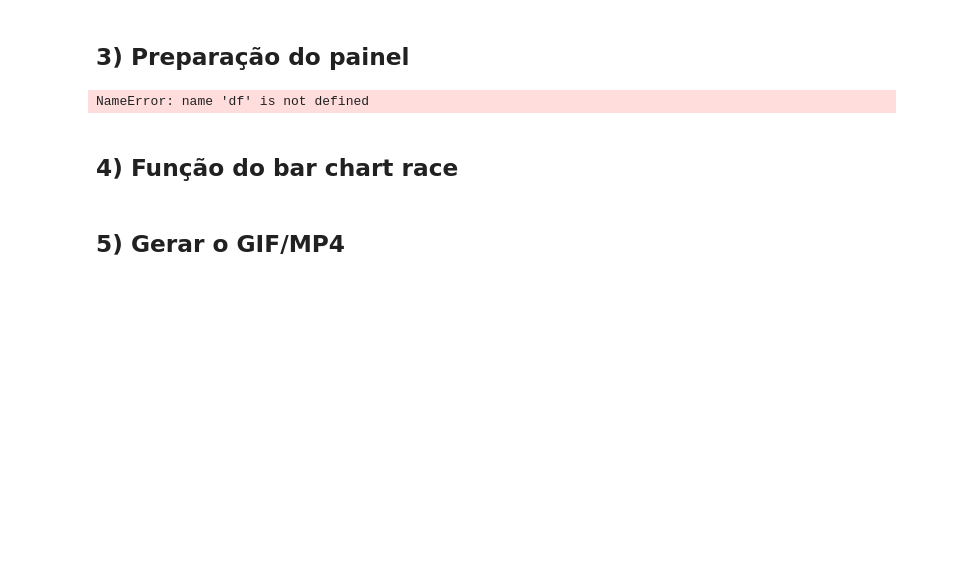
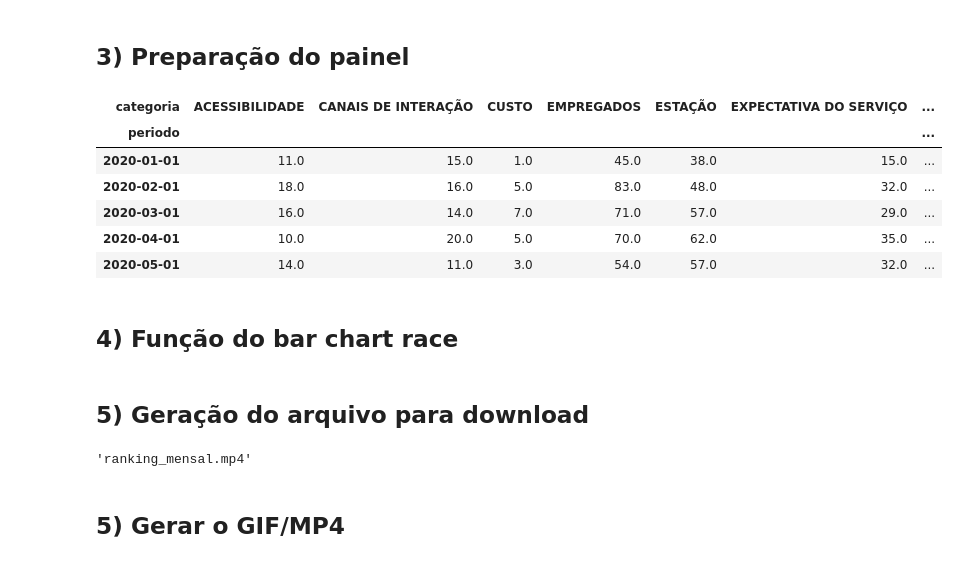
Before and after one commit to Vanpersact/hello-world, a Jupyter notebook: BarChartRace_Manifestacoes.ipynb, the cells around one changed output. Saved outputs shown, nothing was run; the diff lists cells and outputs as text; code cells hidden in the pictures; blank space fills up the shorter version.

```diff
--- a/BarChartRace_Manifestacoes.ipynb
+++ b/BarChartRace_Manifestacoes.ipynb
@@ -29,16 +30,16 @@ pd.set_option("display.max_rows", 10)
 
 # >>>>>>> edite aqui <<<<<<<
 ARQUIVO_DADOS = "Manifestacoes.csv"   # ex.: "manifestacoes.csv"  (deixe None para usar um exemplo sintético)
-FREQ = "D"            # "D" = diário | "M" = mensal
-TOP_N = 20            # Top N do ranking
+FREQ = "M"            # "D" = diário | "M" = mensal
+TOP_N = 15            # Top N do ranking
 STEPS_PER_PERIOD = 10 # suavização (maior = mais liso e mais pesado)
 FPS = 20              # frames por segundo
 SAIDA = "bar_chart_race_manifestacoes.gif"  # .gif (Pillow) ou .mp4 (se FFMPEG disponível)
 
 # Se suas colunas tiverem outros nomes, ajuste aqui:
-COL_DATA = "DIA"
-COL_CATEGORIA = "MOTIVO"
-COL_VALOR = "QTDE"
+COL_DATA = "data"
+COL_CATEGORIA = "categoria"
+COL_VALOR = "valor"
 # %% [markdown]
 
 ## 2) Carregamento da base
@@ -89,24 +96,30 @@ def carregar_base(arquivo):
 ## 3) Preparação do painel
 # %%
 
-def preparar_painel(df, freq="D"):
+def preparar_painel(df, freq="M"):
     df = df.copy()
     if freq not in ("D","M"):
         raise ValueError("freq deve ser 'D' (diário) ou 'M' (mensal).")
     if freq == "M":
         df["periodo"] = df[COL_DATA].dt.to_period("M").dt.to_timestamp()
     else:
         df["periodo"] = df[COL_DATA].dt.floor("D")
     agg = (df.groupby(["periodo", COL_CATEGORIA], as_index=False)[COL_VALOR].sum()
              .sort_values(["periodo", COL_VALOR], ascending=[True, False]))
     painel = agg.pivot_table(index="periodo", columns=COL_CATEGORIA, values=COL_VALOR, fill_value=0)
     painel = painel.sort_index()
     return painel, agg
 
 painel, agg = preparar_painel(df, FREQ)
 painel.head()
 # %% [output]
-NameError: name 'df' is not defined
+| categoria | ACESSIBILIDADE | CANAIS DE INTERAÇÃO | CUSTO | EMPREGADOS | ESTAÇÃO | EXPECTATIVA DO SERVIÇO | ... |
+| periodo |  |  |  |  |  |  | ... |
+| 2020-01-01 | 11.0 | 15.0 | 1.0 | 45.0 | 38.0 | 15.0 | ... |
+| 2020-02-01 | 18.0 | 16.0 | 5.0 | 83.0 | 48.0 | 32.0 | ... |
+| 2020-03-01 | 16.0 | 14.0 | 7.0 | 71.0 | 57.0 | 29.0 | ... |
+| 2020-04-01 | 10.0 | 20.0 | 5.0 | 70.0 | 62.0 | 35.0 | ... |
+| 2020-05-01 | 14.0 | 11.0 | 3.0 | 54.0 | 57.0 | 32.0 | ... |
 # %% [markdown]
 
 ## 4) Função do bar chart race
@@ -113 +281,20 @@ NameError: name 'df' is not defined
+# %% [markdown]
+## 5) Geração do arquivo para download
+# %%
+
+titulo = f"Reclamações — Ranking por {('dia' if FREQ=='D' else 'mês')} (Top {TOP_N})"
+arquivo_saida = bar_chart_race(
+    painel,                 # seu pivot período x categoria com contagens reais
+    top_n=10,
+    steps_per_period=30,    # 10 passos (suave)
+    period_ms=3000,         # 2 segundos por mês
+    saida="ranking_mensal.mp4",
+    titulo="Reclamações — Ranking por mês (Top 10)",
+    period_fmt="%Y-%m",     # exibe "2021-03"
+    fixed_max=1000,         # usa máximo global do painel
+    fixed_max_pad=0.10      # 10% de folga
+)
+arquivo_saida
+# %% [output]
+'ranking_mensal.mp4'
 # %%
```
Also changed, not shown: parts of 6 cells of this notebook.
